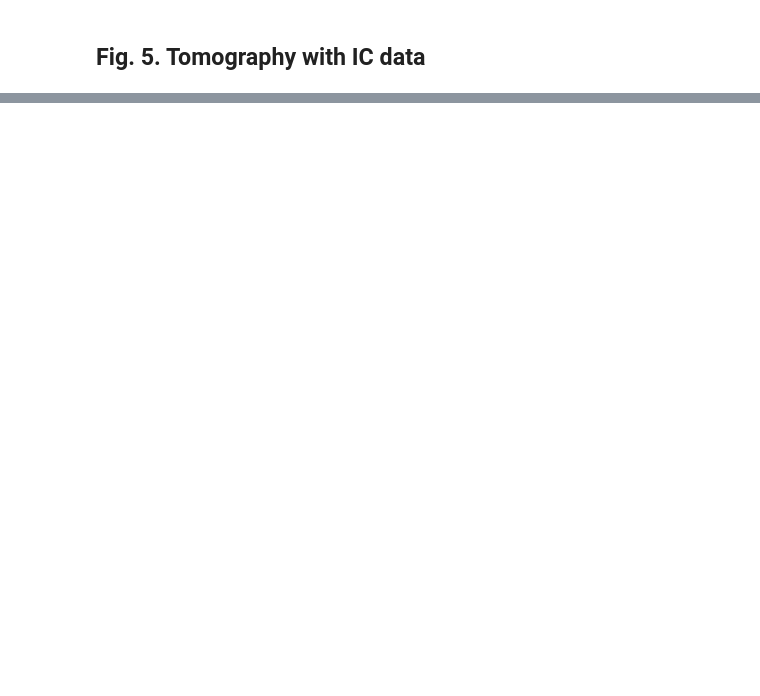
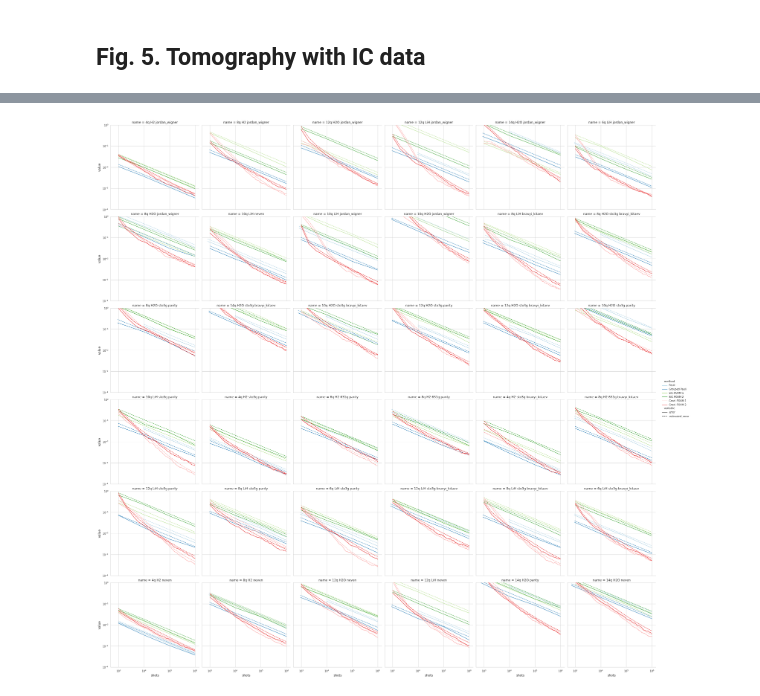
Before and after one commit to matteoacrossi/adapt_ic-povm, a Jupyter notebook: Figures.ipynb, the cells around one changed output, grey strips where cells are left out. Cells and saved outputs as stored; diff of their text form; code cells hidden in the pictures; blank space fills up the shorter version.

```diff
--- a/Figures.ipynb
+++ b/Figures.ipynb
@@ -555,0 +488,28 @@ plt.savefig('figures/fig5.pdf', bbox_inches='tight')
+# %%
+# Plot
+# Data loading
+df = pd.read_feather('data/chemistry.feather')
+
+ddf = df.query('estimated_error > 0')
+ddf['method'] = ddf['method'].replace(method_names)
+
+sns.set(style='whitegrid')#, rc={'axes.labelsize': 12})
+sns.set_context("paper", font_scale=1.1, rc={'axes.labelsize': 12})
+
+g = sns.relplot(
+    data=pd.melt(ddf,
+                 id_vars=['shots', 'mapping', 'qubits', 'method', 'name'],
+                 value_vars=['error', 'estimated_error']),
+    x="shots", y="value",
+    col="name",
+    col_wrap=6,
+    #col_order=names,
+    hue="method",
+    hue_order=method_order,
+    style="variable",
+    kind="line",
+    #legend=None, #height=4,
+    palette='Paired',
+    ci=None).set(yscale ='log', xscale="log", ylim=(1e-4, 1))
+# %% [output]
+[figure, added]
```
Also changed, not shown: parts of 19 cells of this notebook.
